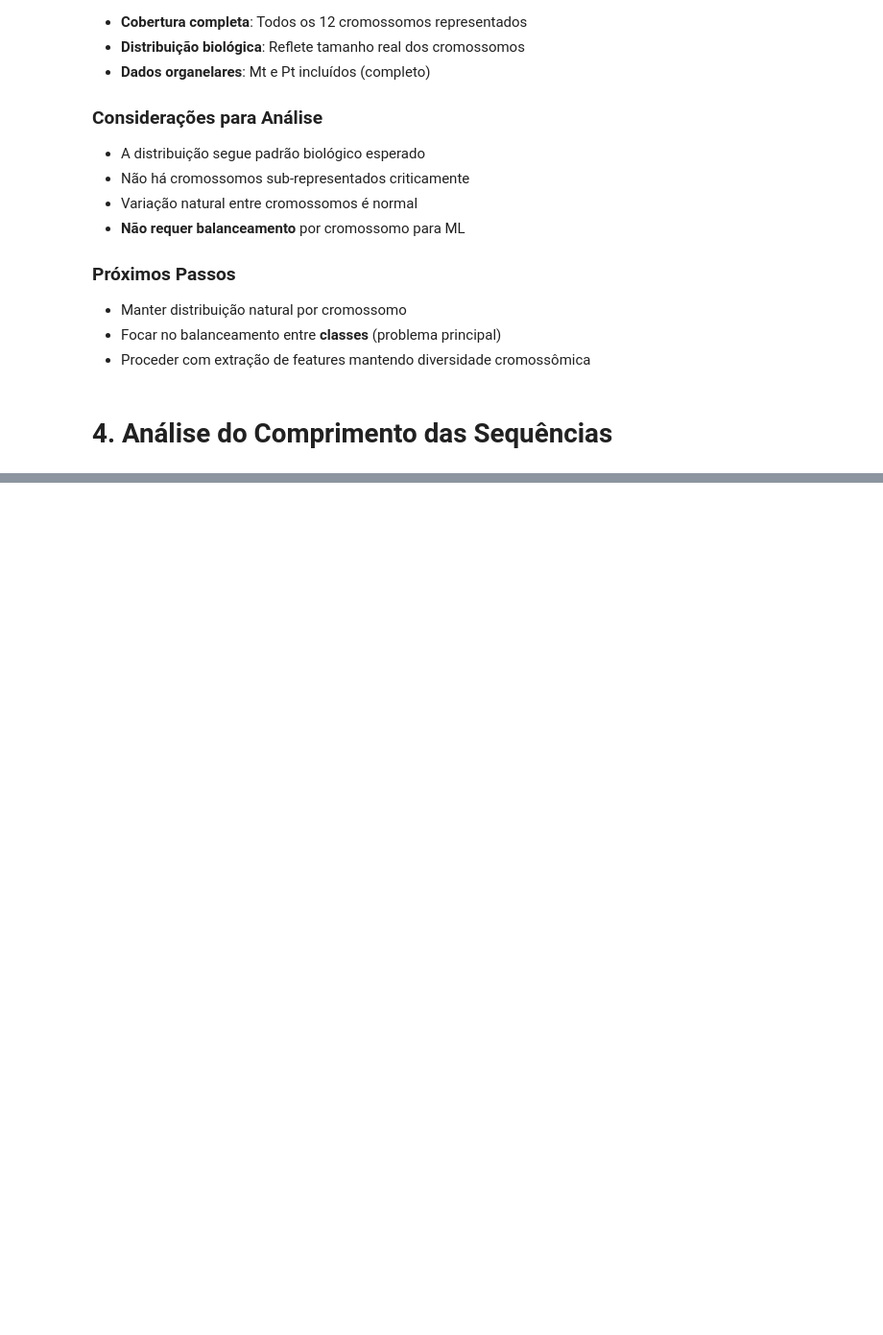
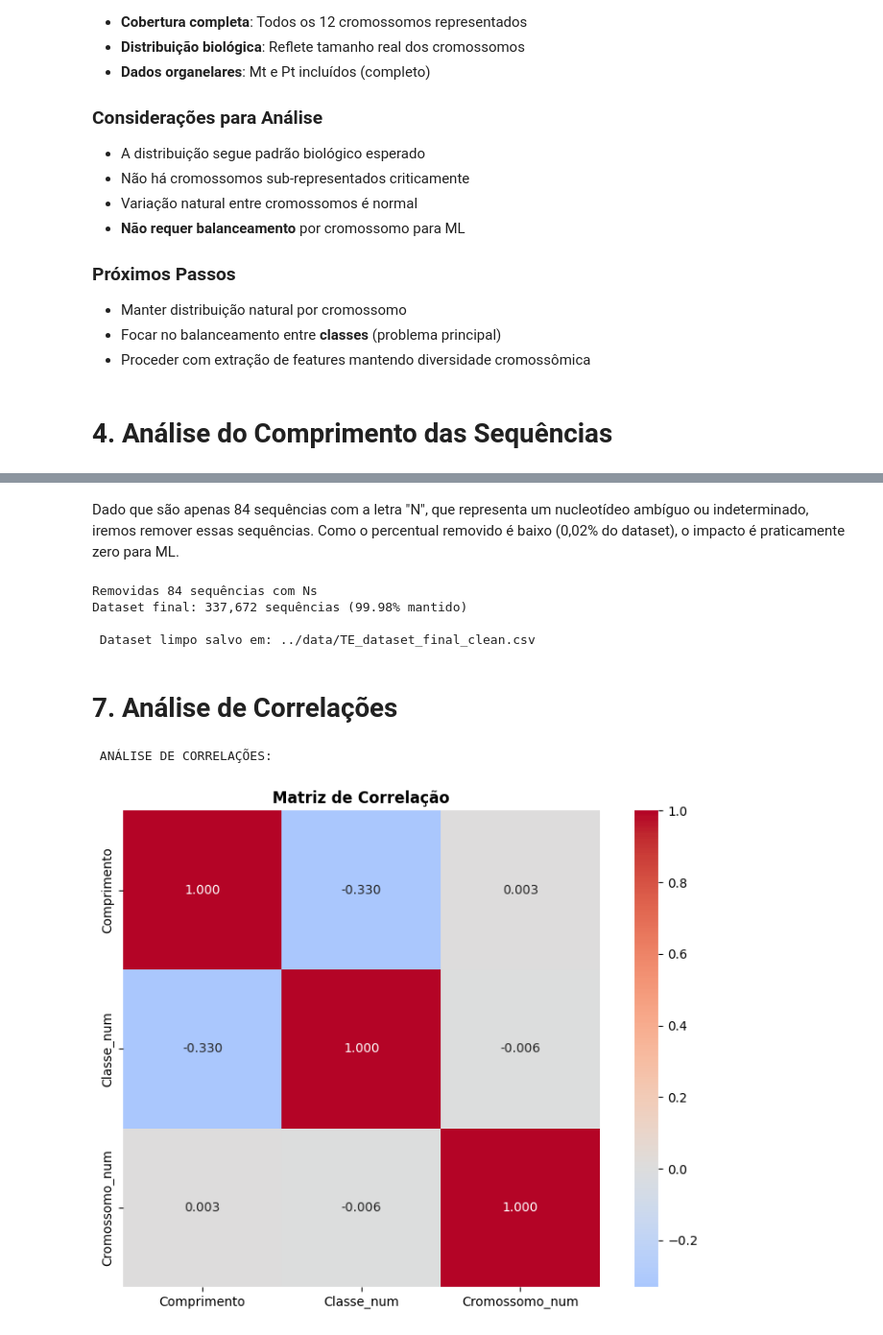
Before and after one commit to LuizCorrei4/trabalho-TEsClassification, a Jupyter notebook: notebooks/02_eda_datataset_final.ipynb, the cells around one changed output, grey strips where cells are left out. Shown: that part at 96% size. Saved outputs shown, nothing was run; the diff lists cells and outputs as text; code cells hidden in the pictures; blank space fills up the shorter version.

```diff
--- a/notebooks/02_eda_datataset_final.ipynb
+++ b/notebooks/02_eda_datataset_final.ipynb
@@ -309,0 +681,40 @@ TIR        45482.0
+# %% [markdown]
+Dado que são apenas 84 sequências com a letra "N", que representa um nucleotídeo ambíguo ou indeterminado, iremos remover essas sequências. Como o percentual removido é baixo (0,02% do dataset), o impacto é praticamente zero para ML.
+# %%
+df_sem_N = df[~df['Sequência de TE'].str.contains('N', na=False)].copy()
+print(f"Removidas {len(df) - len(df_sem_N)} sequências com Ns")
+print(f"Dataset final: {len(df_sem_N):,} sequências ({(len(df_sem_N)/len(df))*100:.2f}% mantido)")
+
+# Salvar dataset sem Ns
+output_clean = '../data/TE_dataset_final_clean.csv'
+df_sem_N.to_csv(output_clean, index=False)
+print(f"\n Dataset limpo salvo em: {output_clean}")
+
+df = df_sem_N
+# %% [output]
+Removidas 84 sequências com Ns
+Dataset final: 337,672 sequências (99.98% mantido)
+
+ Dataset limpo salvo em: ../data/TE_dataset_final_clean.csv
+# %% [markdown]
+# 7. Análise de Correlações
+# %%
+# Matriz de correlação entre comprimento e outras variáveis
+print("\n ANÁLISE DE CORRELAÇÕES:")
+
+# Criar DataFrame numérico para correlação
+df_numeric = df.copy()
+df_numeric['Classe_num'] = df_numeric['Classe'].astype('category').cat.codes
+df_numeric['Cromossomo_num'] = df_numeric['Cromossomo'].astype('category').cat.codes
+
+correlation_matrix = df_numeric[['Comprimento', 'Classe_num', 'Cromossomo_num']].corr()
+
+plt.figure(figsize=(8, 6))
+sns.heatmap(correlation_matrix, annot=True, cmap='coolwarm', center=0,
+            square=True, fmt='.3f')
+plt.title('Matriz de Correlação', fontweight='bold')
+plt.tight_layout()
+plt.show()
+# %% [output]
+ ANÁLISE DE CORRELAÇÕES:
+[figure, added]
```
Also changed, not shown: parts of 20 cells of this notebook, 5 other files.
